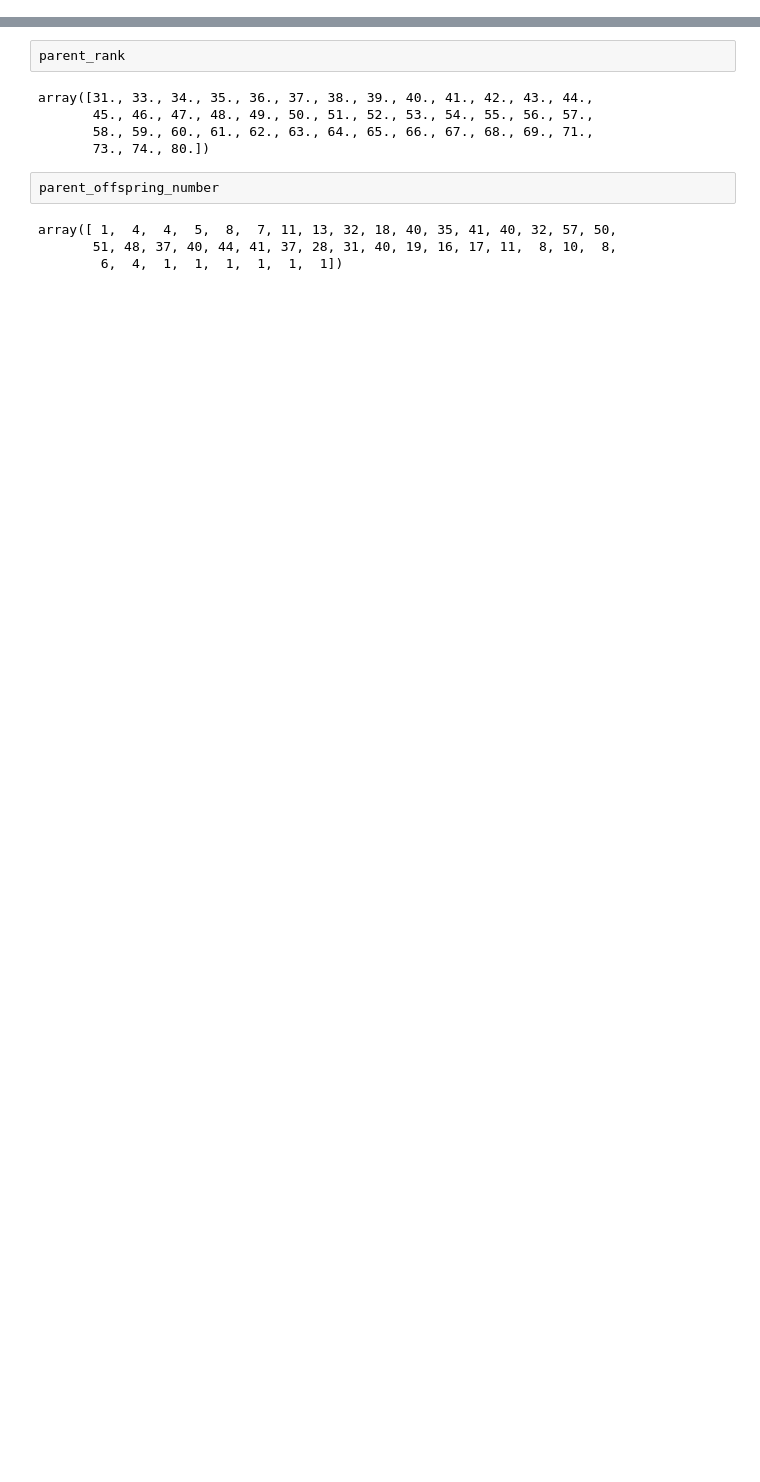
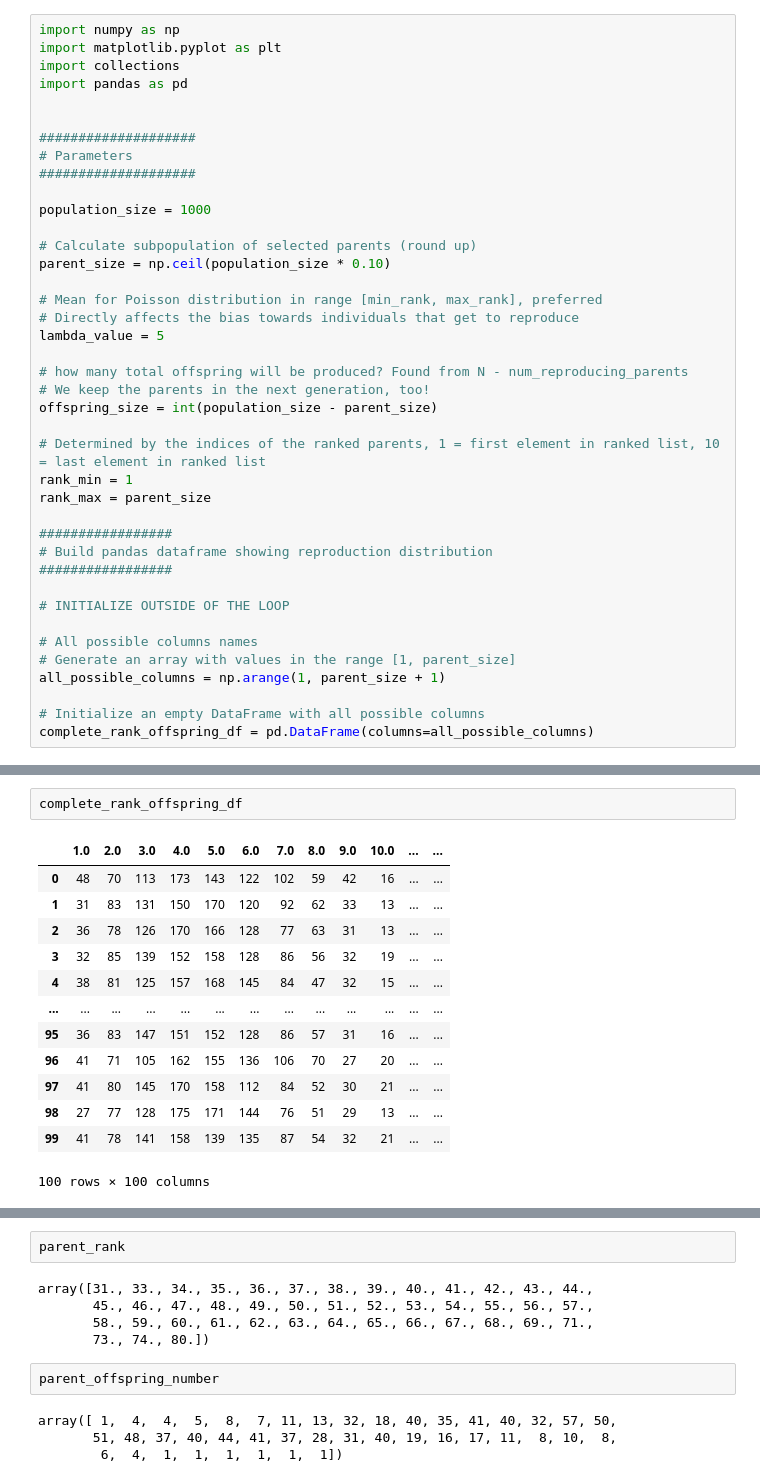
Before and after one commit to ko222uky/odell_tsptools_module, a Jupyter notebook: project4_main/test.ipynb, the cells around one changed output, grey strips where cells are left out. Cells and saved outputs as stored; diff of their text form; blank space fills up the shorter version.

```diff
--- a/project4_main/test.ipynb
+++ b/project4_main/test.ipynb
@@ -1 +1,41 @@
+# %%
+import numpy as np
+import matplotlib.pyplot as plt
+import collections
+import pandas as pd
+
+
+####################
+# Parameters
+####################
+
+population_size = 1000
+
+# Calculate subpopulation of selected parents (round up)
+parent_size = np.ceil(population_size * 0.10)
+
+# Mean for Poisson distribution in range [min_rank, max_rank], preferred
+# Directly affects the bias towards individuals that get to reproduce
+lambda_value = 5
+
+# how many total offspring will be produced? Found from N - num_reproducing_parents
+# We keep the parents in the next generation, too!
+offspring_size = int(population_size - parent_size)
+
+# Determined by the indices of the ranked parents, 1 = first element in ranked list, 10 = last element in ranked list
+rank_min = 1
+rank_max = parent_size
+
+#################
+# Build pandas dataframe showing reproduction distribution
+#################
+
+# INITIALIZE OUTSIDE OF THE LOOP
+
+# All possible columns names
+# Generate an array with values in the range [1, parent_size]
+all_possible_columns = np.arange(1, parent_size + 1)
+
+# Initialize an empty DataFrame with all possible columns
+complete_rank_offspring_df = pd.DataFrame(columns=all_possible_columns)
 # %%
@@ -47,0 +81,16 @@ plt.show()
+# %%
+complete_rank_offspring_df
+# %% [output]
+|  | 1.0 | 2.0 | 3.0 | 4.0 | 5.0 | 6.0 | 7.0 | 8.0 | 9.0 | 10.0 | ... | ... |
+| 0 | 48 | 70 | 113 | 173 | 143 | 122 | 102 | 59 | 42 | 16 | ... | ... |
+| 1 | 31 | 83 | 131 | 150 | 170 | 120 | 92 | 62 | 33 | 13 | ... | ... |
+| 2 | 36 | 78 | 126 | 170 | 166 | 128 | 77 | 63 | 31 | 13 | ... | ... |
+| 3 | 32 | 85 | 139 | 152 | 158 | 128 | 86 | 56 | 32 | 19 | ... | ... |
+| 4 | 38 | 81 | 125 | 157 | 168 | 145 | 84 | 47 | 32 | 15 | ... | ... |
+| ... | ... | ... | ... | ... | ... | ... | ... | ... | ... | ... | ... | ... |
+| 95 | 36 | 83 | 147 | 151 | 152 | 128 | 86 | 57 | 31 | 16 | ... | ... |
+| 96 | 41 | 71 | 105 | 162 | 155 | 136 | 106 | 70 | 27 | 20 | ... | ... |
+| 97 | 41 | 80 | 145 | 170 | 158 | 112 | 84 | 52 | 30 | 21 | ... | ... |
+| 98 | 27 | 77 | 128 | 175 | 171 | 144 | 76 | 51 | 29 | 13 | ... | ... |
+| 99 | 41 | 78 | 141 | 158 | 139 | 135 | 87 | 54 | 32 | 21 | ... | ... |
+100 rows × 100 columns
```
Also changed, not shown: parts of 9 cells of this notebook, 2 other files.
